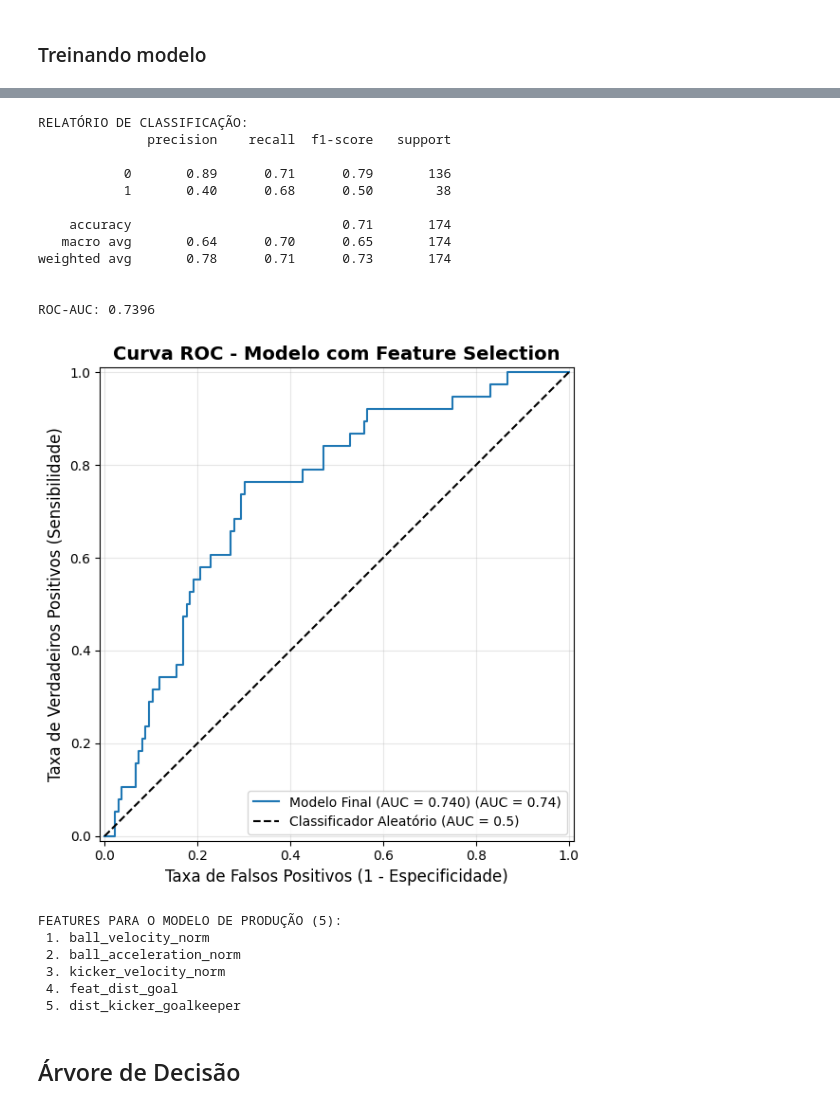
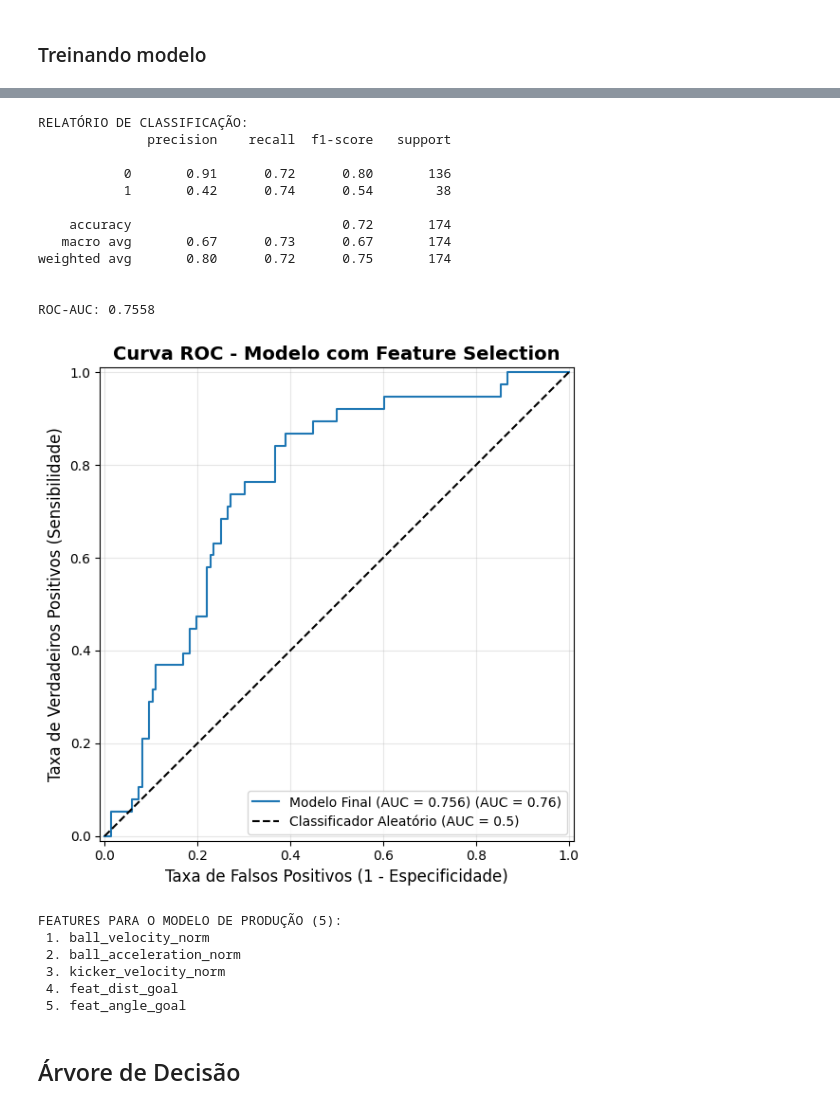
Before and after one commit to AmandaCLima/data_mining, a Jupyter notebook: data_mining_notebook.ipynb, the cells around one changed output, grey strips where cells are left out. Saved outputs shown, nothing was run; the diff lists cells and outputs as text; code cells hidden in the pictures.

```diff
--- a/data_mining_notebook.ipynb
+++ b/data_mining_notebook.ipynb
@@ -59,7 +59,7 @@ from sklearn.pipeline import Pipeline
 from imblearn.pipeline import Pipeline as ImbPipeline
 from imblearn.over_sampling import RandomOverSampler, SMOTE
 # %%
-df = pd.read_csv("unified_features_fix_vel.csv")
+df = pd.read_csv("unified_features.csv")
 df.head()
 # %% [output]
 |  | kick_event | timestamp | timestamp_original | id_jogador_chutou | cor_jogador_chutou | id_goleiro | ... |
@@ -72,6 +86,6 @@ df.head()
 # %%
 # Removendo colunas que não serão utilizadas
-df = df.drop(columns=['kick_event','timestamp_original', 'id_jogador_chutou', 'cor_jogador_chutou', 'id_goleiro', 'cor_goleiro', 'timestamp', 'num_blue_on_field', 'num_yellow_on_field', 'ball_position_x','ball_position_y','kicker_position_w'])
+df = df.drop(columns=['kick_event','timestamp_original', 'id_jogador_chutou', 'cor_jogador_chutou', 'id_goleiro', 'cor_goleiro', 'timestamp', 'num_blue_on_field', 'num_yellow_on_field', 'ball_position_x','ball_position_y','kicker_position_w', 'goalkeeper_position_x', 'kicker_position_y','kicker_position_x','goalkeeper_position_y' ])
 df = df.rename(columns={'gol': 'goal'})
 df.head()
 # %% [output]
@@ -890,0 +1079,22 @@ Dropped features: ['ball_acceleration_norm', 'dist_kicker_goalkeeper']
+# %%
+y_scores = dt_model_selected.predict_proba(
+    X_test
+)[:, 1]
+
+fpr, tpr, thresholds = roc_curve(y_test, y_scores)
+
+# AUC
+auc_score = roc_auc_score(y_test, y_scores)
+
+
+plt.figure(figsize=(7, 6))
+plt.plot(fpr, tpr, label=f'Árvore de Decisão (AUC = {auc_score:.3f})')
+plt.plot([0, 1], [0, 1], linestyle='--', label='Aleatório')
+
+plt.xlabel('False Positive Rate (FPR)')
+plt.ylabel('True Positive Rate (TPR)')
+plt.title('Curva ROC - Árvore de Decisão (Gol vs Não Gol)')
+plt.legend()
+plt.grid(True)
+plt.tight_layout()
+plt.show()
@@ -956,22 +1309,7 @@ for k, v in grid.best_params_.items():
 
 # 6. IDENTIFICAR AS FEATURES SELECIONADAS
 best_pipeline = grid.best_estimator_
-if 'selector' in best_pipeline.named_steps:
-    selector = best_pipeline.named_steps['selector']
-    if hasattr(selector, 'get_support'):
-        selected_features = X.columns[selector.get_support()]
-        print(f"\nFEATURES SELECIONADAS ({len(selected_features)}):")
-        print(selected_features.tolist())
-
-        # Importância das features
-        if hasattr(selector, 'scores_'):
-            feature_scores = pd.DataFrame({
-                'Feature': X.columns,
-                'Score': selector.scores_,
-                'P-value': selector.pvalues_
-            })
-            print("\nTOP 10 FEATURES:")
-            print(feature_scores.nlargest(10, 'Score')[['Feature', 'Score']])
+selected_features = X_train.columns
 
 # 7. TUNING DE THRESHOLD NO CONJUNTO DE TREINO (com validação cruzada)
 def find_best_threshold(model, X, y, cv_splits=5):
@@ -1107,22 +1442,22 @@ MATRIZ DE CONFUSÃO:
 RELATÓRIO DE CLASSIFICAÇÃO:
               precision    recall  f1-score   support
 
-           0       0.89      0.71      0.79       136
-           1       0.40      0.68      0.50        38
+           0       0.91      0.72      0.80       136
+           1       0.42      0.74      0.54        38
 
-    accuracy                           0.71       174
-   macro avg       0.64      0.70      0.65       174
-weighted avg       0.78      0.71      0.73       174
+    accuracy                           0.72       174
+   macro avg       0.67      0.73      0.67       174
+weighted avg       0.80      0.72      0.75       174
 
 
-ROC-AUC: 0.7396
+ROC-AUC: 0.7558
-[figure, old version]
+[figure, new version]
 FEATURES PARA O MODELO DE PRODUÇÃO (5):
  1. ball_velocity_norm
  2. ball_acceleration_norm
  3. kicker_velocity_norm
  4. feat_dist_goal
- 5. dist_kicker_goalkeeper
+ 5. feat_angle_goal
 # %% [markdown]
 ## Árvore de Decisão
 # %%
```
Also changed, not shown: parts of 37 cells of this notebook, 1 other file.
